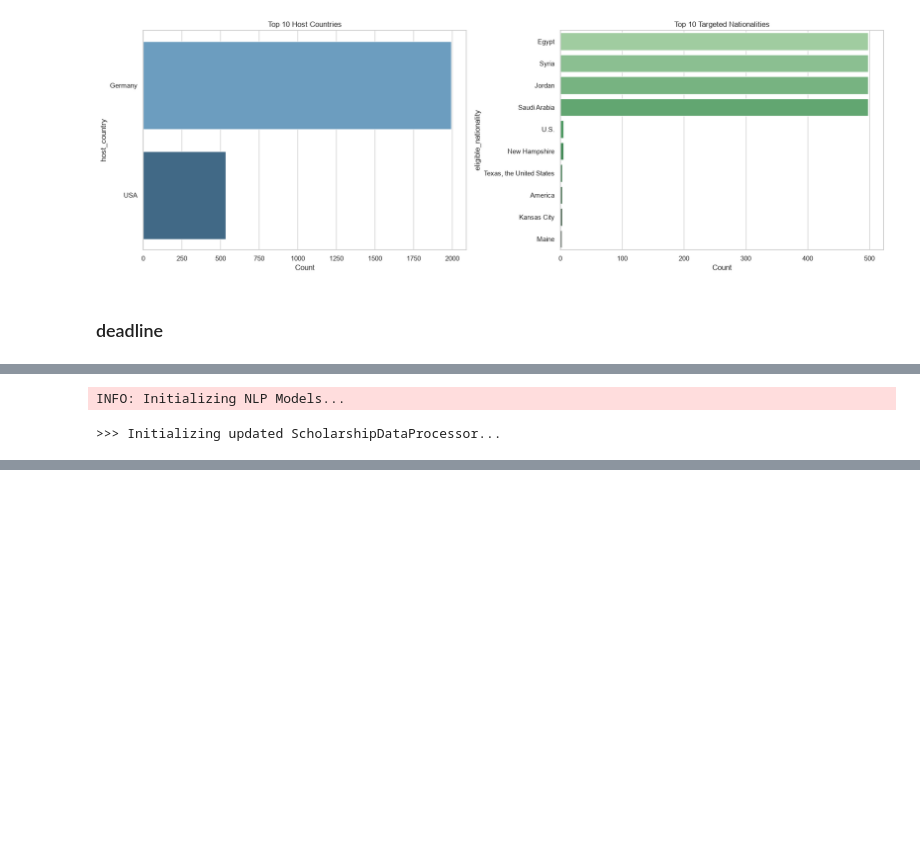
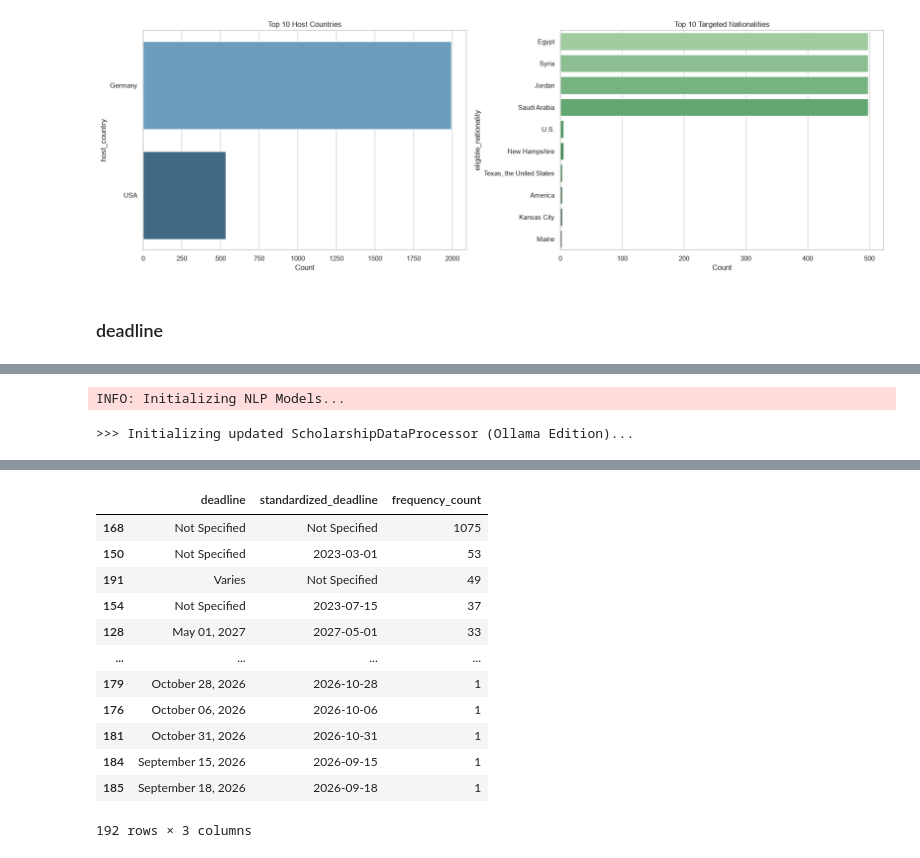
Before and after one commit to shaza-hussein/AI_Scholarship, a Jupyter notebook: notebooks/data_validation.ipynb, the cells around one changed output, grey strips where cells are left out. Cells and saved outputs as stored; diff of their text form; code cells hidden in the pictures; blank space fills up the shorter version.

Commit message:
process deadline and initial exploration for text columns

```diff
--- a/notebooks/data_validation.ipynb
+++ b/notebooks/data_validation.ipynb
@@ -318,17 +322,66 @@ October 07, 2026
 February 04, 2027                                                                                                                                                                                        ...
 Name: proportion, Length: 161, dtype: float64
 # %%
-# Re-initialize the processor to load the new __init__ method and Groq API
+import pandas as pd
+import requests
+import ollama
 from src.processing.nlp_extractors import ScholarshipDataProcessor
 
-print(">>> Initializing updated ScholarshipDataProcessor...")
+print(">>> Initializing updated ScholarshipDataProcessor (Ollama Edition)...")
 processor = ScholarshipDataProcessor(use_zero_shot=False)
 
-# Quick sanity check to ensure the LLM client is successfully loaded
-if hasattr(processor, 'llm_client') and processor.llm_client is not None:
-    print("SUCCESS: Groq LLM Client is initialized and ready.")
-else:
-    print("WARNING: Groq LLM Client failed to initialize. Check your .env file and API key.")
+# ---------------------------------------------------------
+# NEW: Sanity check to ensure Ollama and Qwen are running
+# ---------------------------------------------------------
+print(">>> Checking Local LLM Status...")
+try:
+    response = requests.get("http://localhost:11434/api/tags", timeout=5)
+    if response.status_code == 200:
+        if 'qwen2.5:7b' in response.text or 'qwen2.5' in response.text:
+            print("SUCCESS: Ollama is running and Qwen-2.5 is available.")
+        else:
+            print("WARNING: Ollama is running, but Qwen-2.5 was not found. Please run: 'ollama run qwen2.5:7b' in terminal.")
+    else:
+        print(f"WARNING: Ollama returned unexpected status code: {response.status_code}")
+except requests.ConnectionError:
+    print("ERROR: Ollama is not running! Please open the Ollama application before proceeding.")
+
+# ---------------------------------------------------------
+# Execution and Analysis
+# ---------------------------------------------------------
+print("\n>>> Extracting Deadlines with Hybrid Engine...")
+df_raw['standardized_deadline'] = df_raw.progress_apply(processor.process_deadline, axis=1)['standardized_deadline']
+
+# Calculate metrics
+total_rows = len(df_raw)
+specified = (df_raw['standardized_deadline'] != 'Not Specified').sum()
+missing = total_rows - specified
+
+# Print Quality Report
+print("\n--- Deadline Extraction Quality Report ---")
+print(f"Total Processed: {total_rows}")
+print(f"Dates Successfully Standardized: {specified} ({(specified/total_rows)*100:.1f}%)")
+print(f"Remaining Missing/Varies: {missing} ({(missing/total_rows)*100:.1f}%)")
+
+# Comprehensive Before & After Analysis
+print("\n--- Comprehensive Analysis: Before & After Mapping ---")
+
+# Group by the original deadline and the new standardized deadline to show all variations
+mapping_analysis = df_raw.groupby(['deadline', 'standardized_deadline']).size().reset_index(name='frequency_count')
+
+# Sort by frequency to see the most common transformations first
+mapping_analysis = mapping_analysis.sort_values(by='frequency_count', ascending=False)
+
+# Set Pandas options to display the full text and more rows for a comprehensive view
+pd.set_option('display.max_colwidth', None)
+pd.set_option('display.max_rows', 150)
+
+# Display the complete mapping analysis
+display(mapping_analysis)
+
+# Reset Pandas view options to avoid affecting other cells
+pd.reset_option('display.max_colwidth')
+pd.reset_option('display.max_rows')
 # %% [output]
 INFO: Initializing NLP Models...
->>> Initializing updated ScholarshipDataProcessor...
+>>> Initializing updated ScholarshipDataProcessor (Ollama Edition)...
@@ -336,0 +416,13 @@ SUCCESS: Groq LLM Client is initialized and ready.
+|  | deadline | standardized_deadline | frequency_count |
+| 168 | Not Specified | Not Specified | 1075 |
+| 150 | Not Specified | 2023-03-01 | 53 |
+| 191 | Varies | Not Specified | 49 |
+| 154 | Not Specified | 2023-07-15 | 37 |
+| 128 | May 01, 2027 | 2027-05-01 | 33 |
+| ... | ... | ... | ... |
+| 179 | October 28, 2026 | 2026-10-28 | 1 |
+| 176 | October 06, 2026 | 2026-10-06 | 1 |
+| 181 | October 31, 2026 | 2026-10-31 | 1 |
+| 184 | September 15, 2026 | 2026-09-15 | 1 |
+| 185 | September 18, 2026 | 2026-09-18 | 1 |
+192 rows × 3 columns
```
Also changed, not shown: parts of 13 cells of this notebook, 2 other files.
